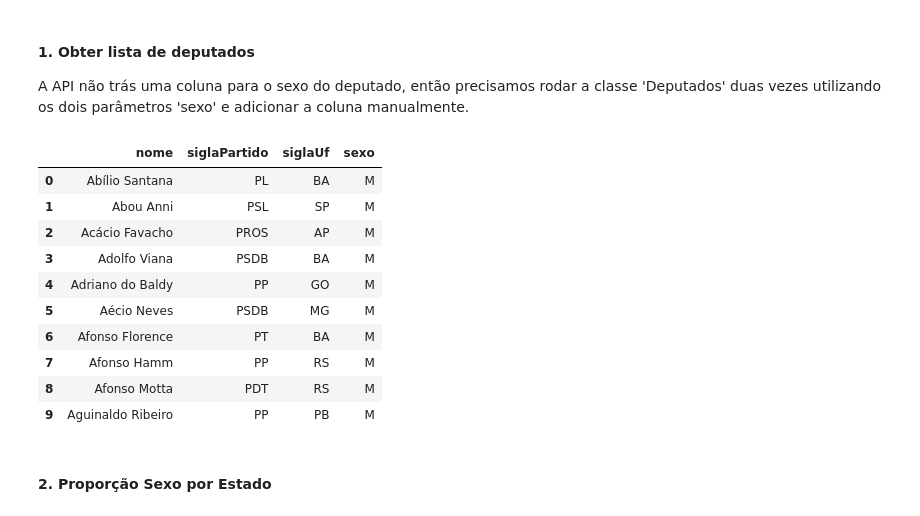
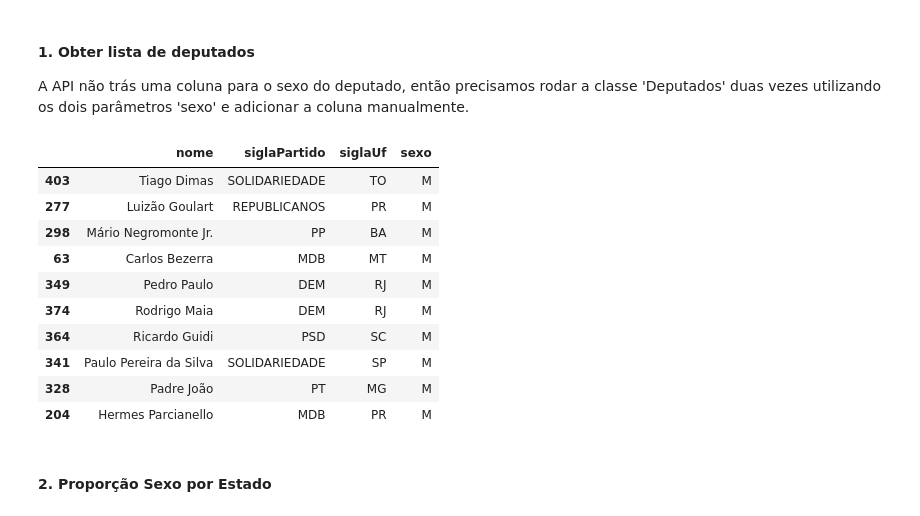
Before and after one commit to GusFurtado/DadosAbertosBrasil, a Jupyter notebook: Exemplos/Proporção de Deputados por Sexo.ipynb, the cells around one changed output. Drawn from its saved outputs; the diff is of its cells as text; code cells hidden in the pictures.

```diff
--- a/Exemplos/Proporção de Deputados por Sexo.ipynb
+++ b/Exemplos/Proporção de Deputados por Sexo.ipynb
@@ -14,24 +15,24 @@ A API não trás uma coluna para o sexo do deputado, então precisamos rodar a c
 # %%
 m = camara.Deputados(sexo='M').rodar()
 m['sexo'] = 'M'
 
 f = camara.Deputados(sexo='F').rodar()
 f['sexo'] = 'F'
 
 dep = pd.concat([m, f]).drop(columns=['email', 'id', 'idLegislatura', 'urlFoto'])
-display(dep.head(10))
+display(dep.sample(10))
 # %% [output]
 |  | nome | siglaPartido | siglaUf | sexo |
-| 0 | Abílio Santana | PL | BA | M |
-| 1 | Abou Anni | PSL | SP | M |
-| 2 | Acácio Favacho | PROS | AP | M |
-| 3 | Adolfo Viana | PSDB | BA | M |
-| 4 | Adriano do Baldy | PP | GO | M |
-| 5 | Aécio Neves | PSDB | MG | M |
-| 6 | Afonso Florence | PT | BA | M |
-| 7 | Afonso Hamm | PP | RS | M |
-| 8 | Afonso Motta | PDT | RS | M |
-| 9 | Aguinaldo Ribeiro | PP | PB | M |
+| 403 | Tiago Dimas | SOLIDARIEDADE | TO | M |
+| 277 | Luizão Goulart | REPUBLICANOS | PR | M |
+| 298 | Mário Negromonte Jr. | PP | BA | M |
+| 63 | Carlos Bezerra | MDB | MT | M |
+| 349 | Pedro Paulo | DEM | RJ | M |
+| 374 | Rodrigo Maia | DEM | RJ | M |
+| 364 | Ricardo Guidi | PSD | SC | M |
+| 341 | Paulo Pereira da Silva | SOLIDARIEDADE | SP | M |
+| 328 | Padre João | PT | MG | M |
+| 204 | Hermes Parcianello | MDB | PR | M |
 # %% [markdown]
 #### 2. Proporção **Sexo por Estado**
 # %%
```
Also changed, not shown: parts of 7 cells of this notebook, 8 other files.
